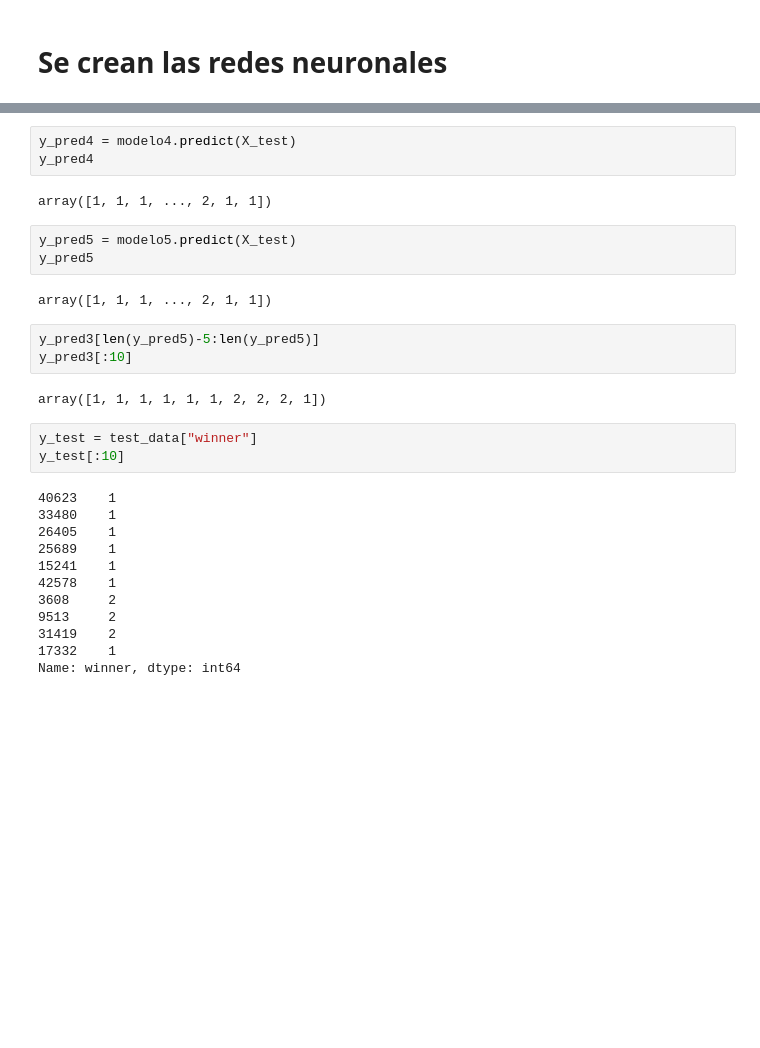
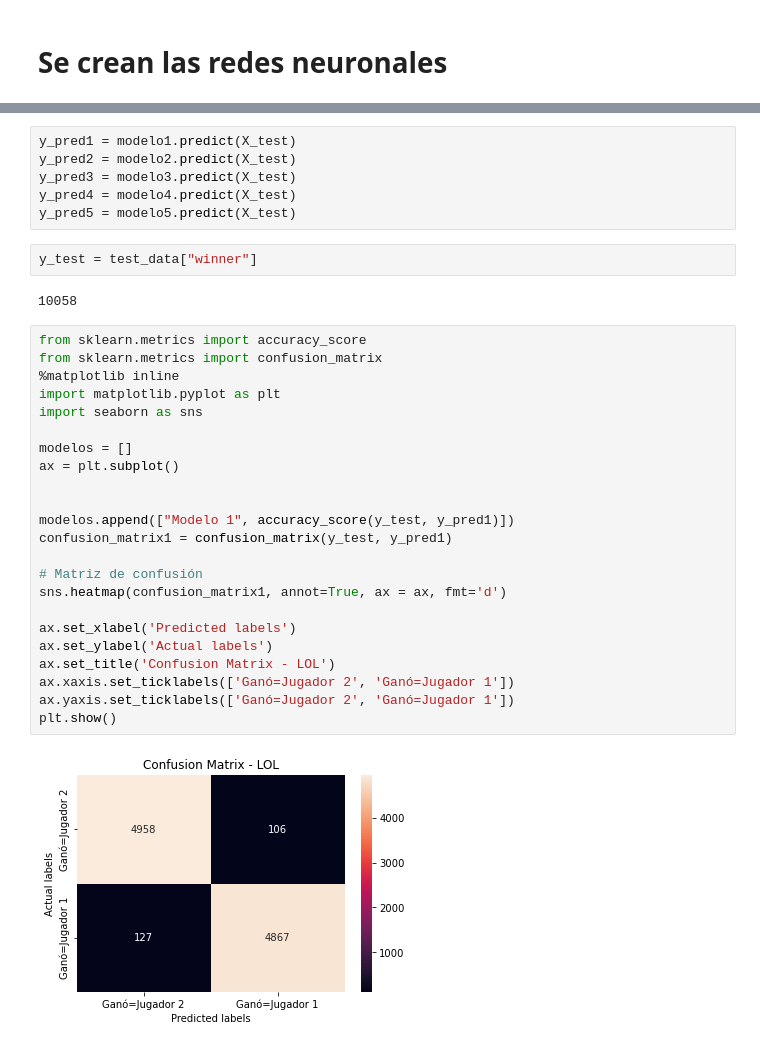
Before and after one commit to ManuelM07/Informe-machine-learning, a Jupyter notebook: Informe - ML/nb1_redes_neuronales.ipynb, the cells around one changed output, grey strips where cells are left out. Saved outputs shown, nothing was run; the diff lists cells and outputs as text; blank space fills up the shorter version.

Commit message:
crear funcion, matriz y mostrar hiperparámetros
crear funcion de activacion, matriz de confusión y se muestran los mejores hiperparámetros

```diff
--- a/Informe - ML/nb1_redes_neuronales.ipynb
+++ b/Informe - ML/nb1_redes_neuronales.ipynb
@@ -247,30 +232,35 @@ array([1, 1, 1, ..., 2, 1, 1])
-# %%
-y_pred4 = modelo4.predict(X_test)
-y_pred4
-# %% [output]
-array([1, 1, 1, ..., 2, 1, 1])
-# %%
-y_pred5 = modelo5.predict(X_test)
-y_pred5
-# %% [output]
-array([1, 1, 1, ..., 2, 1, 1])
-# %%
-y_pred3[len(y_pred5)-5:len(y_pred5)]
-y_pred3[:10]
-# %% [output]
-array([1, 1, 1, 1, 1, 1, 2, 2, 2, 1])
+# %%
+y_pred1 = modelo1.predict(X_test)
+y_pred2 = modelo2.predict(X_test)
+y_pred3 = modelo3.predict(X_test)
+y_pred4 = modelo4.predict(X_test)
+y_pred5 = modelo5.predict(X_test)
 # %%
 y_test = test_data["winner"]
-y_test[:10]
 # %% [output]
-40623    1
-33480    1
-26405    1
-25689    1
-15241    1
-42578    1
-3608     2
-9513     2
-31419    2
-17332    1
-Name: winner, dtype: int64
+10058
+# %%
+from sklearn.metrics import accuracy_score
+from sklearn.metrics import confusion_matrix
+%matplotlib inline
+import matplotlib.pyplot as plt
+import seaborn as sns
+
+modelos = []
+ax = plt.subplot()
+
+
+modelos.append(["Modelo 1", accuracy_score(y_test, y_pred1)])
+confusion_matrix1 = confusion_matrix(y_test, y_pred1)
+
+# Matriz de confusión
+sns.heatmap(confusion_matrix1, annot=True, ax = ax, fmt='d')
+
+ax.set_xlabel('Predicted labels')
+ax.set_ylabel('Actual labels')
+ax.set_title('Confusion Matrix - LOL')
+ax.xaxis.set_ticklabels(['Ganó=Jugador 2', 'Ganó=Jugador 1'])
+ax.yaxis.set_ticklabels(['Ganó=Jugador 2', 'Ganó=Jugador 1'])
+plt.show()
+# %% [output]
+[figure, added]
```
Also changed, not shown: parts of 19 cells of this notebook.
